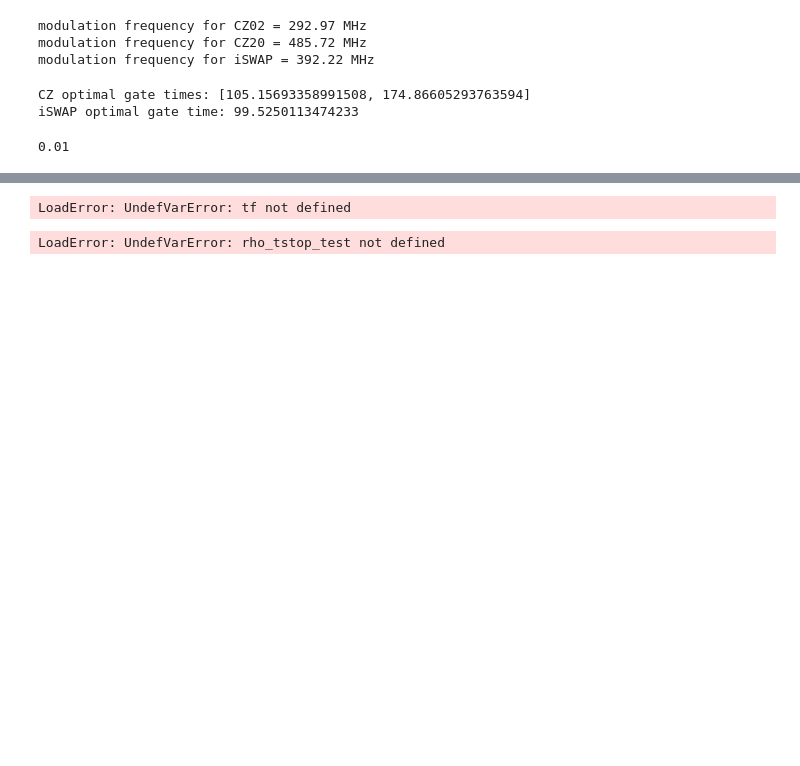
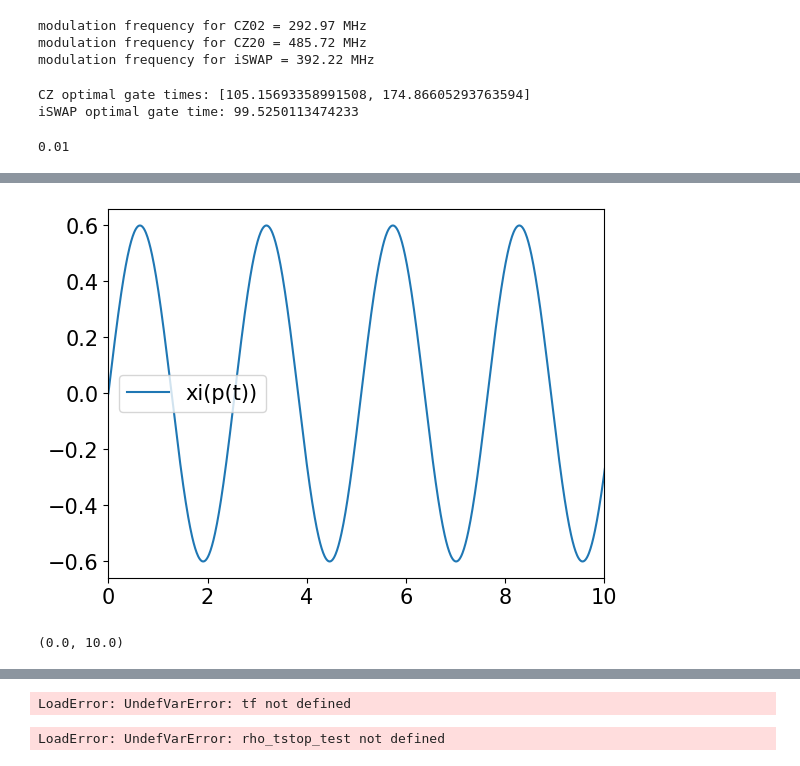
Before and after one commit to LLNL/quandary, a Jupyter notebook: RigettiMatching/test.ipynb, the cells around one changed output, grey strips where cells are left out. Cells and saved outputs as stored; diff of their text form; code cells hidden in the pictures; blank space fills up the shorter version.

```diff
--- a/RigettiMatching/test.ipynb
+++ b/RigettiMatching/test.ipynb
@@ -227,3 +229,19 @@ grid()
+# %%
+# plot w(drive(t))
+mydrive = driveq0.(times)
+omega_drive = perturbative_transmon_freq.(Ec, EJ_small, EJ_large, mydrive)
+xi_drive = perturbative_transmon_anharm.(Ec, EJ_small, EJ_large, mydrive)
+
+# plot(times, omega_drive, label="w(p(t))")
+plot(times, xi_drive, label="xi(p(t))")
+legend()
+
+#axis
+ax = gca()
+ax[:set_xlim]([0,10])
+# %% [output]
+[figure, added]
+(0.0, 10.0)
 # %%
 # Plot and fit xi(x)
 x = collect(-0.6:0.01:0.6)
```
Also changed, not shown: parts of 7 cells of this notebook, 3 other files.
